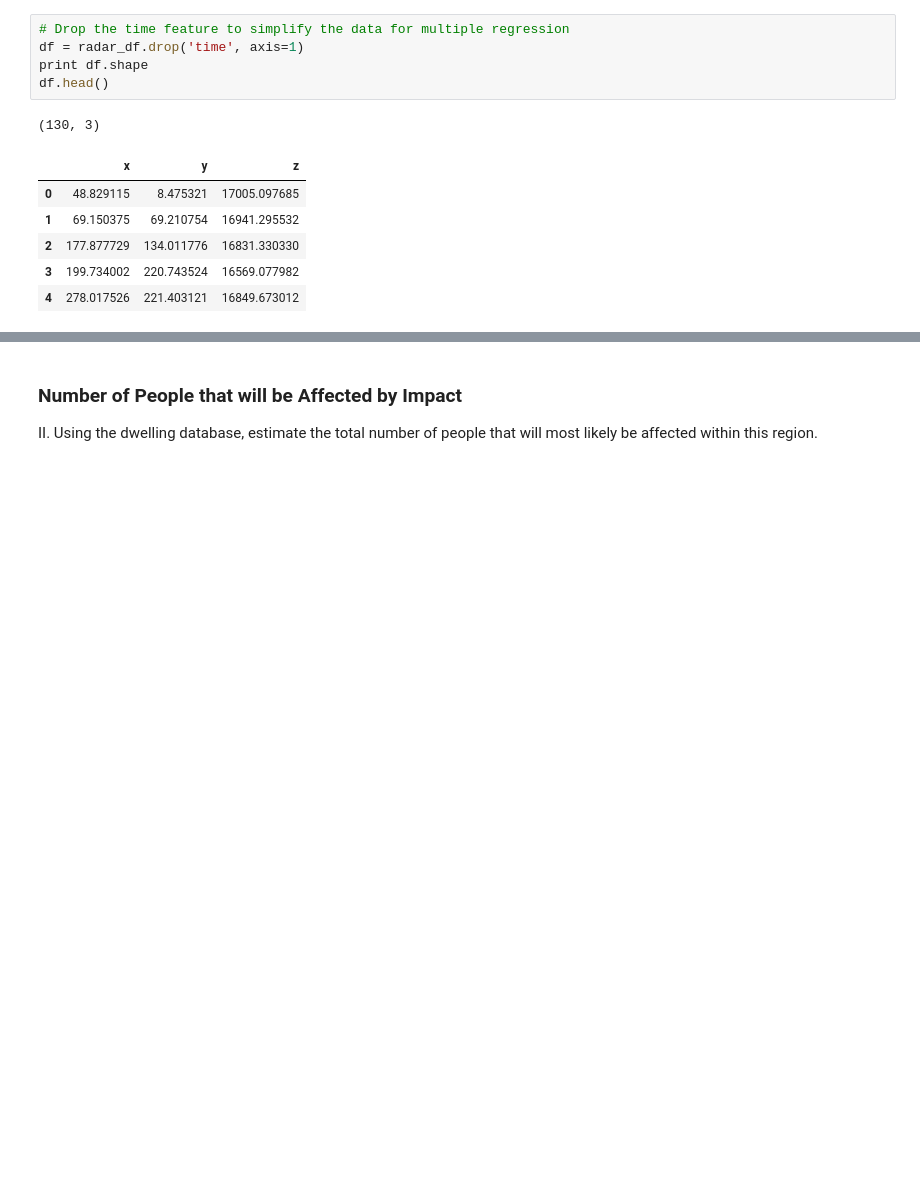
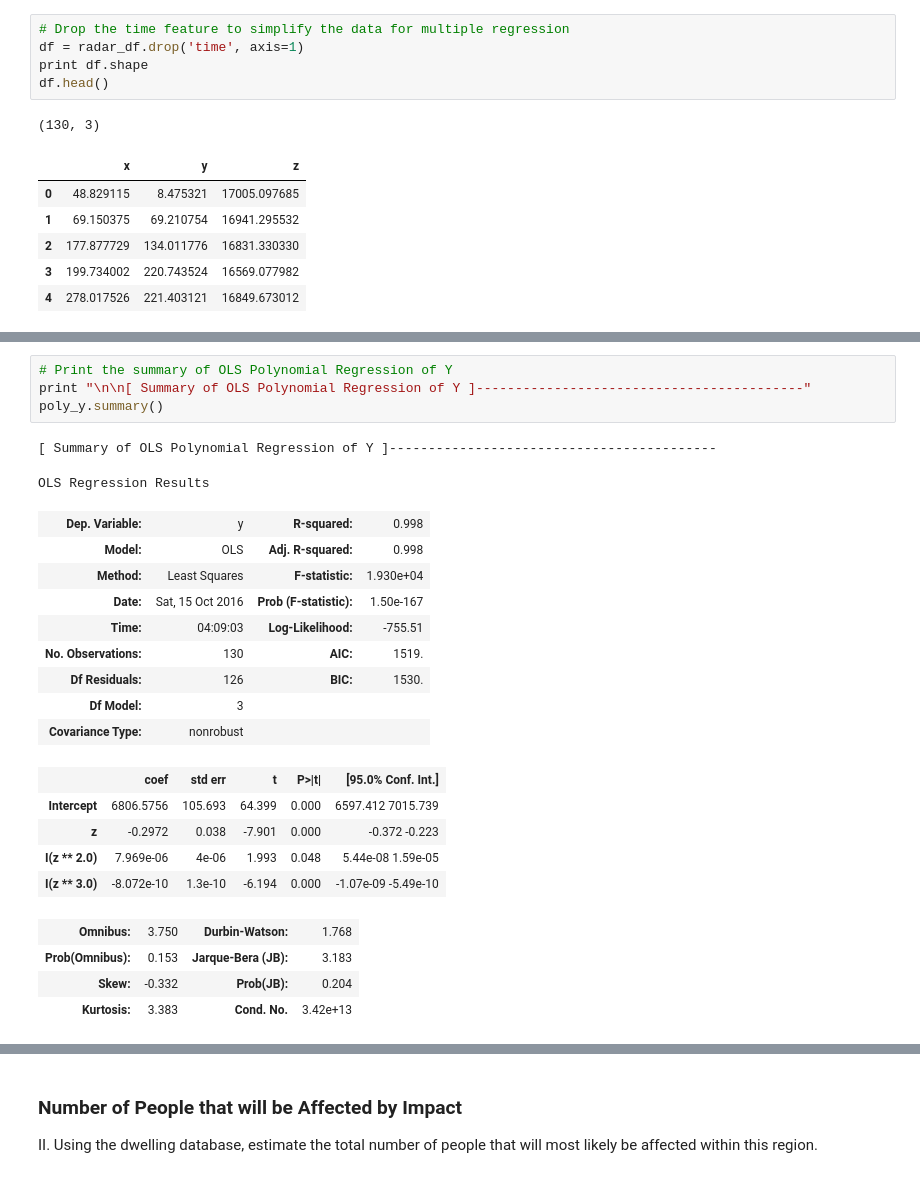
Before and after one commit to rickfarmer/harvard-cs-109a-data-science, a Jupyter notebook: Farmer_Rick_CS109A_Midterm.ipynb, the cells around one changed output, grey strips where cells are left out. Cells and saved outputs as stored; diff of their text form; blank space fills up the shorter version.

```diff
--- a/Farmer_Rick_CS109A_Midterm.ipynb
+++ b/Farmer_Rick_CS109A_Midterm.ipynb
@@ -453,0 +474,25 @@ strike_y = [ 6806.57560265]
+# %%
+# Print the summary of OLS Polynomial Regression of Y
+print "\n\n[ Summary of OLS Polynomial Regression of Y ]------------------------------------------"
+poly_y.summary()
+# %% [output]
+[ Summary of OLS Polynomial Regression of Y ]------------------------------------------
+OLS Regression Results
+| Dep. Variable: | y | R-squared: | 0.998 |
+| Model: | OLS | Adj. R-squared: | 0.998 |
+| Method: | Least Squares | F-statistic: | 1.930e+04 |
+| Date: | Sat, 15 Oct 2016 | Prob (F-statistic): | 1.50e-167 |
+| Time: | 04:09:03 | Log-Likelihood: | -755.51 |
+| No. Observations: | 130 | AIC: | 1519. |
+| Df Residuals: | 126 | BIC: | 1530. |
+| Df Model: | 3 |  |  |
+| Covariance Type: | nonrobust |  |  |
+|  | coef | std err | t | P>|t| | [95.0% Conf. Int.] |
+| Intercept | 6806.5756 | 105.693 | 64.399 | 0.000 | 6597.412 7015.739 |
+| z | -0.2972 | 0.038 | -7.901 | 0.000 | -0.372 -0.223 |
+| I(z ** 2.0) | 7.969e-06 | 4e-06 | 1.993 | 0.048 | 5.44e-08 1.59e-05 |
+| I(z ** 3.0) | -8.072e-10 | 1.3e-10 | -6.194 | 0.000 | -1.07e-09 -5.49e-10 |
+| Omnibus: | 3.750 | Durbin-Watson: | 1.768 |
+| Prob(Omnibus): | 0.153 | Jarque-Bera (JB): | 3.183 |
+| Skew: | -0.332 | Prob(JB): | 0.204 |
+| Kurtosis: | 3.383 | Cond. No. | 3.42e+13 |
```
Also changed, not shown: parts of 9 cells of this notebook.
